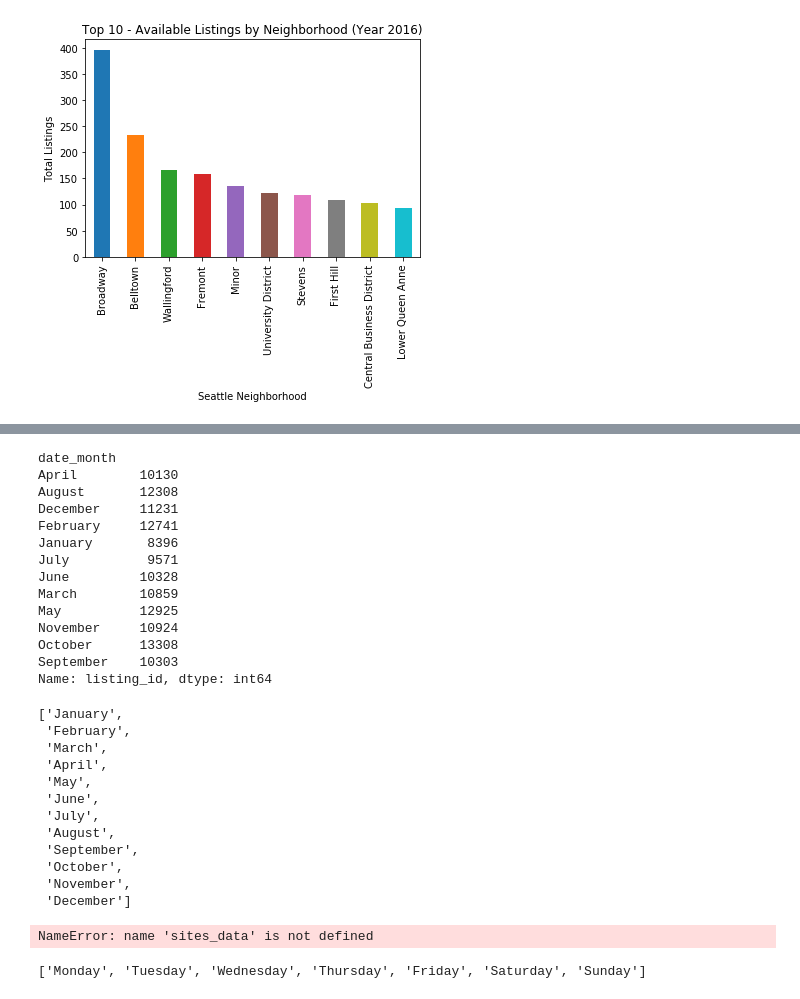
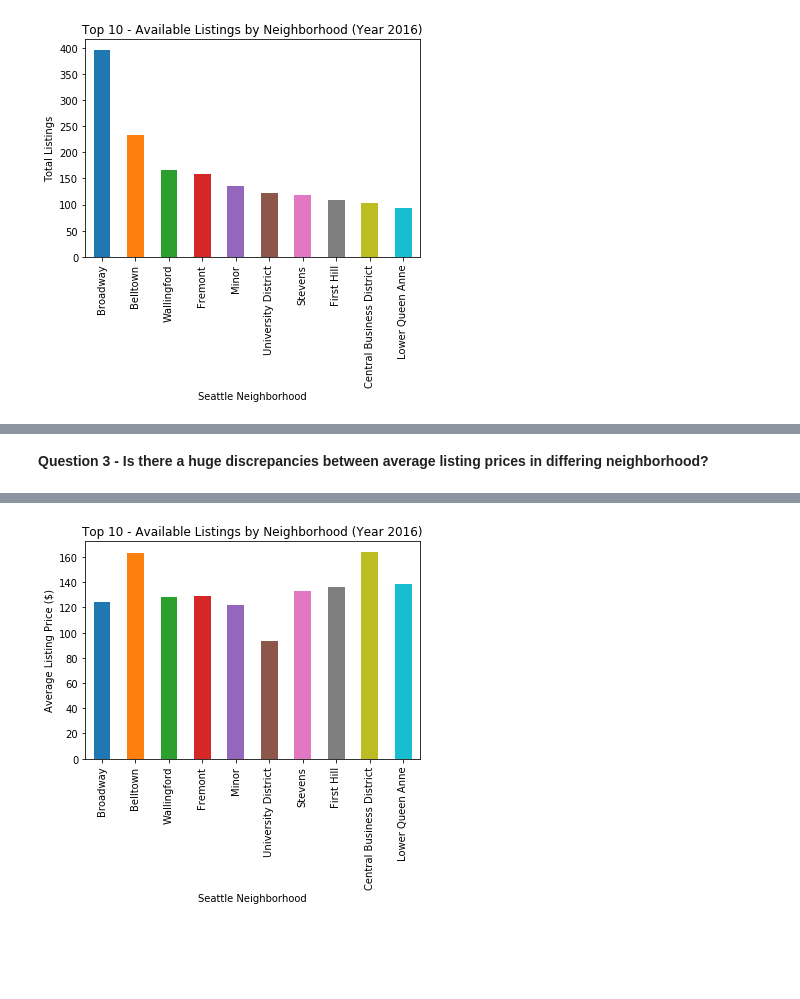
Before and after one commit to AnthonyGoh7/Udacity-Data-Scientist-Nanodegree, a Jupyter notebook: Project - Write A Data Science Blog Post - AirBnB Data.ipynb, the cells around one changed output, grey strips where cells are left out. Saved outputs shown, nothing was run; the diff lists cells and outputs as text; code cells hidden in the pictures; blank space fills up the shorter version.

Commit message:
Removed Boston data and updated jupyter notebooks analysis

```diff
--- a/Project - Write A Data Science Blog Post - AirBnB Data.ipynb
+++ b/Project - Write A Data Science Blog Post - AirBnB Data.ipynb
@@ -159,7 +121,7 @@ def prepare_listings(df):
         df[currency_columns] = df[currency_columns].apply(lambda x: x.str.replace('[$,]','')).astype(float)
 
     # only extract desired columns
-    df = df[["id", "neighbourhood_cleansed", "price"]]
+    df = df[["id", "neighbourhood_cleansed", "price", "cancellation_policy"]]
 
     return df
 
@@ -210,6 +210,8 @@ calendar.head()
 # %%
+# Group by neigborhood and plot
 listings_neighborhood = listings.groupby("neighbourhood_cleansed")["id"].count().sort_values(ascending=False)
-listings_neighborhood[:10].plot(kind="bar");
+top_10_neighborhood = listings_neighborhood[:10]
+top_10_neighborhood.plot(kind="bar");
 plt.xlabel('Seattle Neighborhood')
 plt.ylabel('Total Listings')
 plt.title("Top 10 - Available Listings by Neighborhood (Year 2016)");
@@ -218,7 +235,10 @@ plt.title("Top 10 - Available Listings by Neighborhood (Year 2016)");
+# %% [markdown]
+**Question 3 - Is there a huge discrepancies between average listing prices in differing neighborhood?**
 # %%
-listings_neighborhood = listings.groupby(["neighbourhood_cleansed", )["id"].count().sort_values(ascending=False)
-listings_neighborhood[:10].plot(kind="line");
+# Get average price of listings in each neighborhood and plot
+listings_neighboorhood_avg_price = listings.groupby("neighbourhood_cleansed")["price"].mean()
+listings_neighboorhood_avg_price.loc[list(top_10_neighborhood.keys())].plot(kind="bar");
 plt.xlabel('Seattle Neighborhood')
-plt.ylabel('Total Listings')
+plt.ylabel('Average Listing Price ($)')
 plt.title("Top 10 - Available Listings by Neighborhood (Year 2016)");
 # %% [output]
@@ -226,50 +245 @@ SyntaxError: invalid syntax (<ipython-input-40-61bee69fa550>, line 1)
+[figure, added]
-# %%
-availability_breakdown = calendar[calendar["date_day"] == "Monday"].groupby("date_month")["listing_id"].count()
-availability_breakdown
-# %% [output]
-date_month
-April        10130
-August       12308
-December     11231
-February     12741
-January       8396
-July          9571
-June         10328
-March        10859
-May          12925
-November     10924
-October      13308
-September    10303
-Name: listing_id, dtype: int64
-# %%
-list(clndr.month_name)[1:]
-# %% [output]
-['January',
- 'February',
- 'March',
- 'April',
- 'May',
- 'June',
- 'July',
- 'August',
- 'September',
- 'October',
- 'November',
- 'December']
-# %%
-month_order = list(clndr.month_name)[1:]
-pivot = sites_data.pivot_table(values='Count', index=['Site',"Campaign"], columns=['Associated Year'], aggfunc=np.sum).fillna(0).astype(int)
-pivot.reindex_axis(month_order, axis=1)
-month_order = list(clndr.month_name)[1:]
-
-# column_order = ['Gross Sales', 'Gross Profit', 'Profit Margin']
-# # before pandas 0.21.0
-# table3 = table2.reindex_axis(column_order, axis=1)
-# # after pandas 0.21.0
-# table3 = table2.reindex(column_order, axis=1)
-# %% [output]
-NameError: name 'sites_data' is not defined
-# %%
-list(clndr.day_name)
-# %% [output]
-['Monday', 'Tuesday', 'Wednesday', 'Thursday', 'Friday', 'Saturday', 'Sunday']
```
Also changed, not shown: parts of 22 cells of this notebook, 6 other files.
